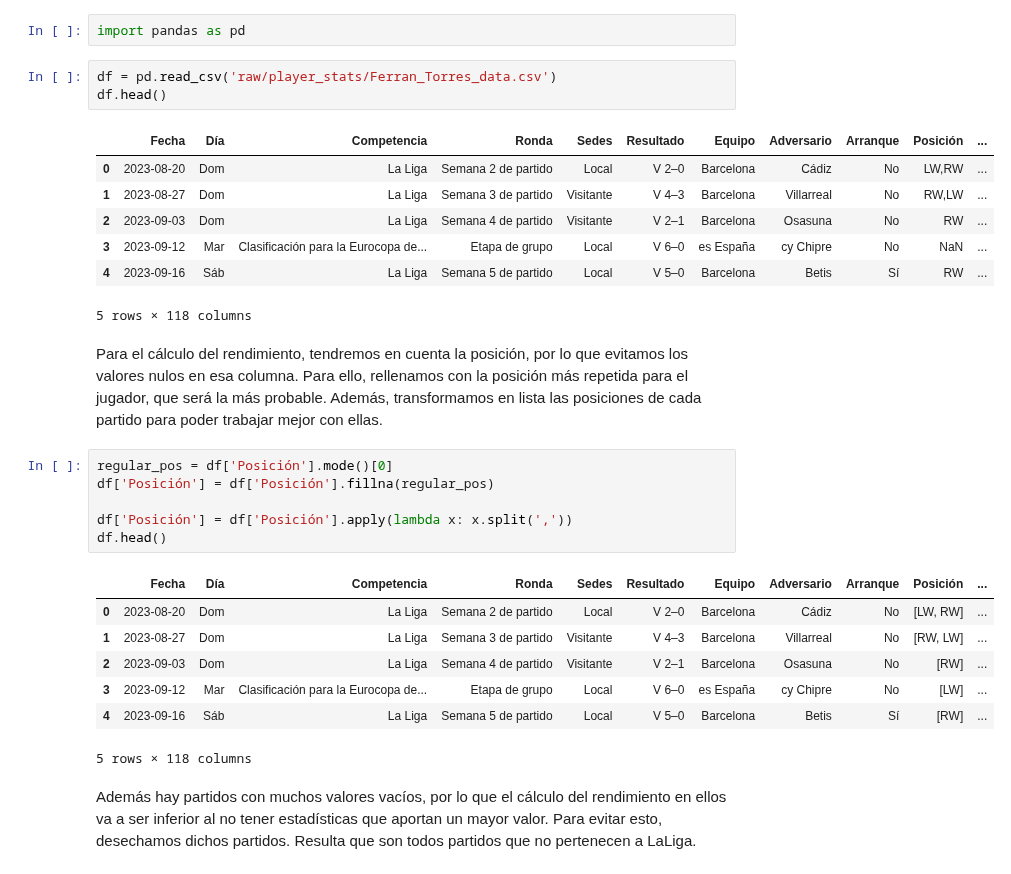
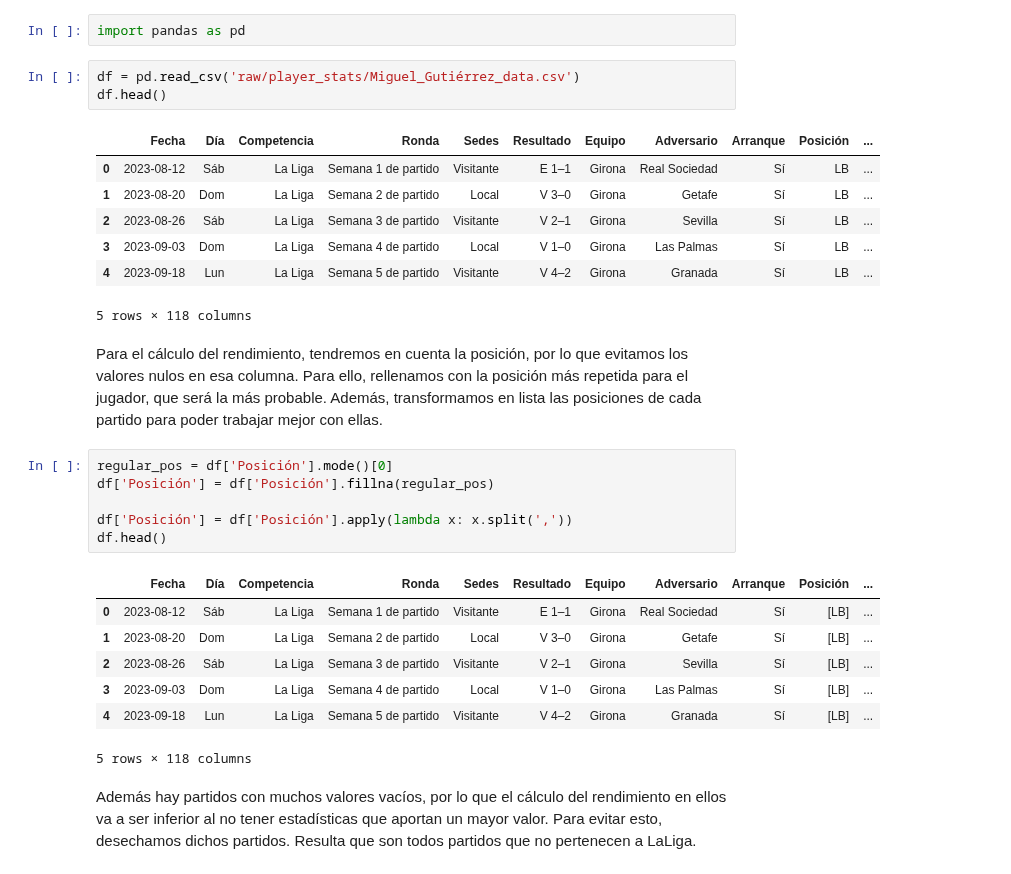
Before and after one commit to Santiagodiz/PlayerPulse, a Jupyter notebook: data/player_rating.ipynb, the cells around one changed output. Cells and saved outputs as stored; diff of their text form.

```diff
--- a/data/player_rating.ipynb
+++ b/data/player_rating.ipynb
@@ -1,15 +1,15 @@
 # %%
 import pandas as pd
 # %%
-df = pd.read_csv('raw/player_stats/Ferran_Torres_data.csv')
+df = pd.read_csv('raw/player_stats/Miguel_Gutiérrez_data.csv')
 df.head()
 # %% [output]
 |  | Fecha | Día | Competencia | Ronda | Sedes | Resultado | Equipo | Adversario | Arranque | Posición | ... |
-| 0 | 2023-08-20 | Dom | La Liga | Semana 2 de partido | Local | V 2–0 | Barcelona | Cádiz | No | LW,RW | ... |
-| 1 | 2023-08-27 | Dom | La Liga | Semana 3 de partido | Visitante | V 4–3 | Barcelona | Villarreal | No | RW,LW | ... |
-| 2 | 2023-09-03 | Dom | La Liga | Semana 4 de partido | Visitante | V 2–1 | Barcelona | Osasuna | No | RW | ... |
-| 3 | 2023-09-12 | Mar | Clasificación para la Eurocopa de... | Etapa de grupo | Local | V 6–0 | es España | cy Chipre | No | NaN | ... |
-| 4 | 2023-09-16 | Sáb | La Liga | Semana 5 de partido | Local | V 5–0 | Barcelona | Betis | Sí | RW | ... |
+| 0 | 2023-08-12 | Sáb | La Liga | Semana 1 de partido | Visitante | E 1–1 | Girona | Real Sociedad | Sí | LB | ... |
+| 1 | 2023-08-20 | Dom | La Liga | Semana 2 de partido | Local | V 3–0 | Girona | Getafe | Sí | LB | ... |
+| 2 | 2023-08-26 | Sáb | La Liga | Semana 3 de partido | Visitante | V 2–1 | Girona | Sevilla | Sí | LB | ... |
+| 3 | 2023-09-03 | Dom | La Liga | Semana 4 de partido | Local | V 1–0 | Girona | Las Palmas | Sí | LB | ... |
+| 4 | 2023-09-18 | Lun | La Liga | Semana 5 de partido | Visitante | V 4–2 | Girona | Granada | Sí | LB | ... |
 5 rows × 118 columns
 # %% [markdown]
 Para el cálculo del rendimiento, tendremos en cuenta la posición, por lo que evitamos los valores nulos en esa columna. Para ello, rellenamos con la posición más repetida para el jugador, que será la más probable. Además, transformamos en lista las posiciones de cada partido para poder trabajar mejor con ellas.
@@ -21,11 +21,11 @@ df['Posición'] = df['Posición'].apply(lambda x: x.split(','))
 df.head()
 # %% [output]
 |  | Fecha | Día | Competencia | Ronda | Sedes | Resultado | Equipo | Adversario | Arranque | Posición | ... |
-| 0 | 2023-08-20 | Dom | La Liga | Semana 2 de partido | Local | V 2–0 | Barcelona | Cádiz | No | [LW, RW] | ... |
-| 1 | 2023-08-27 | Dom | La Liga | Semana 3 de partido | Visitante | V 4–3 | Barcelona | Villarreal | No | [RW, LW] | ... |
-| 2 | 2023-09-03 | Dom | La Liga | Semana 4 de partido | Visitante | V 2–1 | Barcelona | Osasuna | No | [RW] | ... |
-| 3 | 2023-09-12 | Mar | Clasificación para la Eurocopa de... | Etapa de grupo | Local | V 6–0 | es España | cy Chipre | No | [LW] | ... |
-| 4 | 2023-09-16 | Sáb | La Liga | Semana 5 de partido | Local | V 5–0 | Barcelona | Betis | Sí | [RW] | ... |
+| 0 | 2023-08-12 | Sáb | La Liga | Semana 1 de partido | Visitante | E 1–1 | Girona | Real Sociedad | Sí | [LB] | ... |
+| 1 | 2023-08-20 | Dom | La Liga | Semana 2 de partido | Local | V 3–0 | Girona | Getafe | Sí | [LB] | ... |
+| 2 | 2023-08-26 | Sáb | La Liga | Semana 3 de partido | Visitante | V 2–1 | Girona | Sevilla | Sí | [LB] | ... |
+| 3 | 2023-09-03 | Dom | La Liga | Semana 4 de partido | Local | V 1–0 | Girona | Las Palmas | Sí | [LB] | ... |
+| 4 | 2023-09-18 | Lun | La Liga | Semana 5 de partido | Visitante | V 4–2 | Girona | Granada | Sí | [LB] | ... |
 5 rows × 118 columns
 # %% [markdown]
 Además hay partidos con muchos valores vacíos, por lo que el cálculo del rendimiento en ellos va a ser inferior al no tener estadísticas que aportan un mayor valor. Para evitar esto, desechamos dichos partidos. Resulta que son todos partidos que no pertenecen a LaLiga.
```
Also changed, not shown: parts of 10 cells of this notebook, 1 other file.
